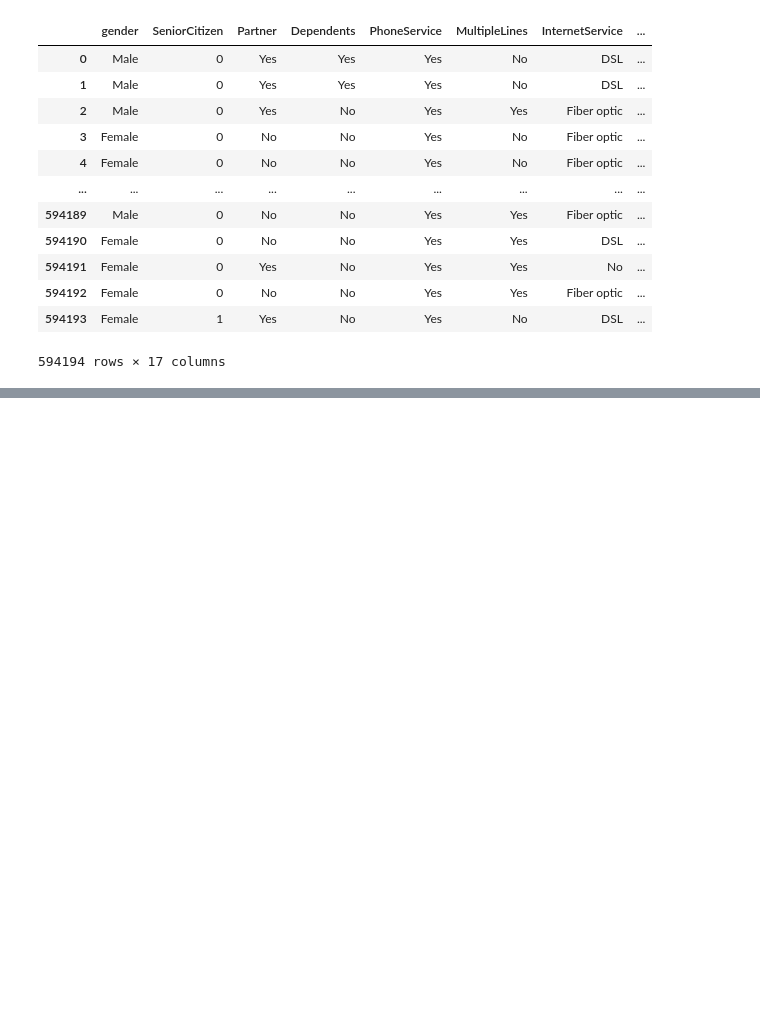
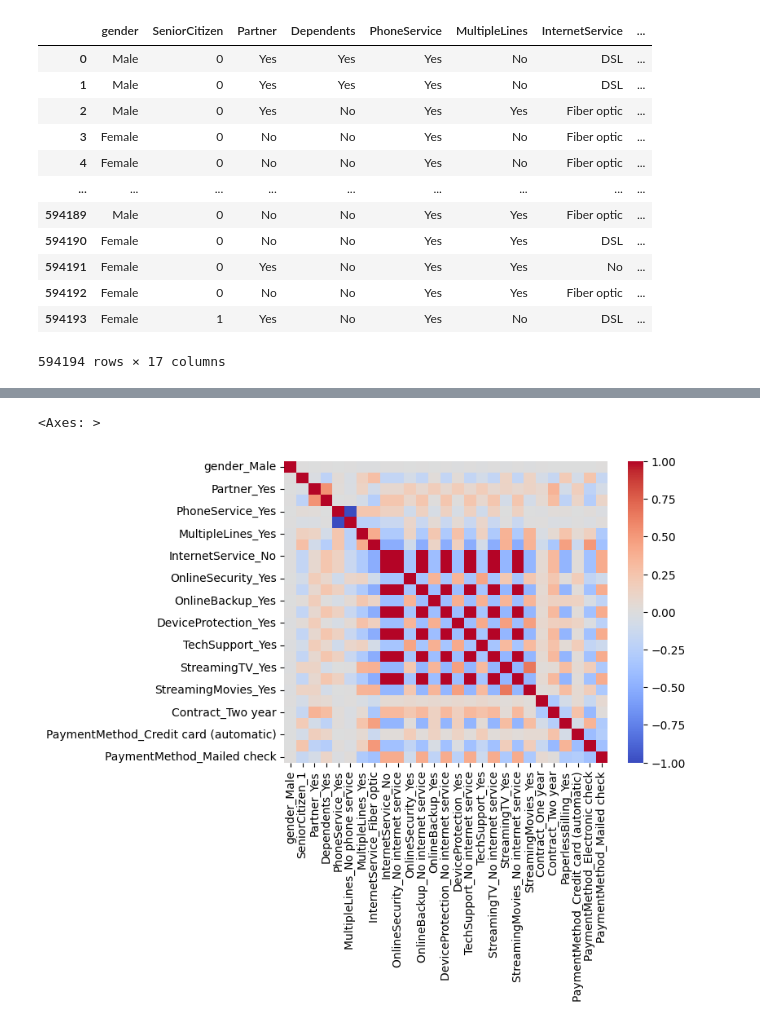
Before and after one commit to Peeyush4/Kaggle-Data-Science-Practice, a Jupyter notebook: Mar2026/data_analysis.ipynb, the cells around one changed output, grey strips where cells are left out. Drawn from its saved outputs; the diff is of its cells as text; code cells hidden in the pictures; blank space fills up the shorter version.

```diff
--- a/Mar2026/data_analysis.ipynb
+++ b/Mar2026/data_analysis.ipynb
@@ -309,0 +333,5 @@ data[categorical_cols + confusion_cols]
+# %%
+cat_ohc = OneHotEncoder(drop='first', sparse_output=False)
+cat_ohc_data = cat_ohc.fit_transform(data[categorical_cols])
+cat_ohc_df = pd.DataFrame(cat_ohc_data, columns=cat_ohc.get_feature_names_out(categorical_cols))
+cat_ohc_df.head()
@@ -309,0 +346,5 @@ data[categorical_cols + confusion_cols]
+# %%
+sns.heatmap(cat_ohc_df.corr(), fmt=".2f", cmap='coolwarm')
+# %% [output]
+<Axes: >
+[figure, added]
```
Also changed, not shown: parts of 10 cells of this notebook.
